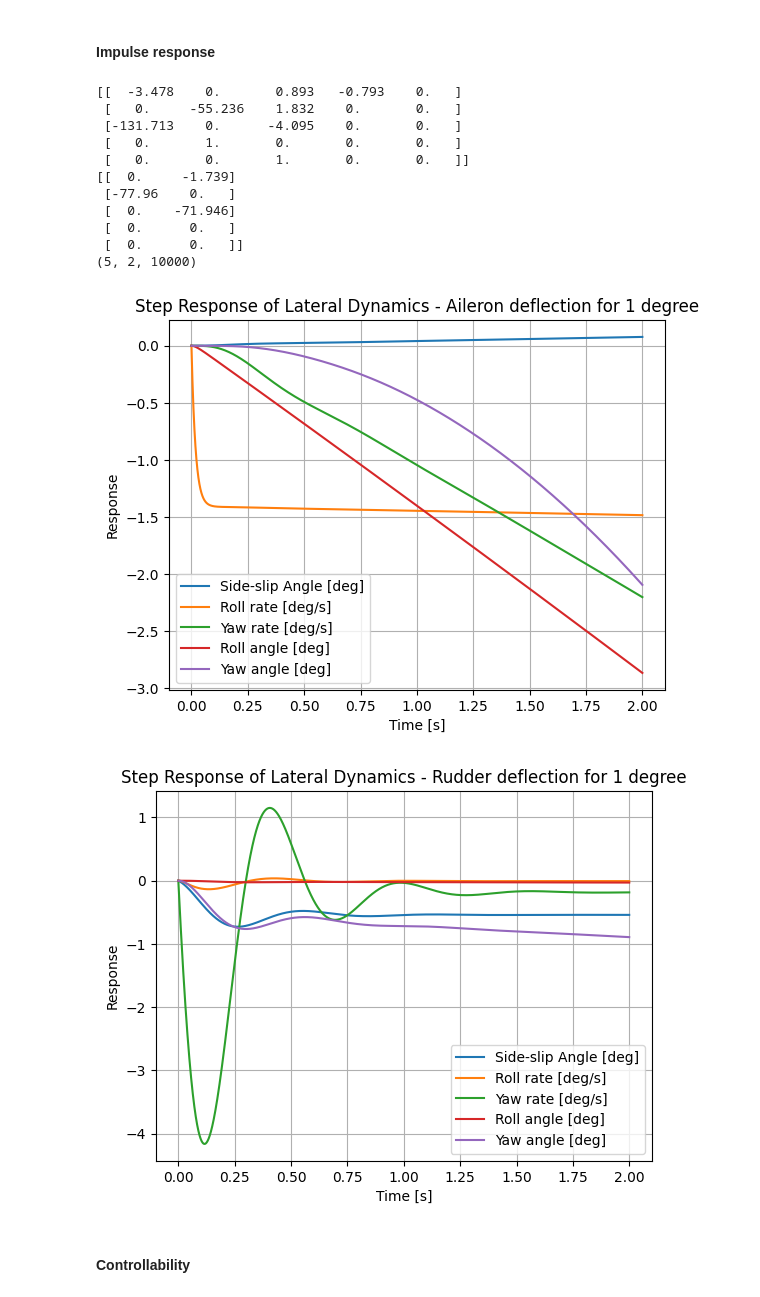
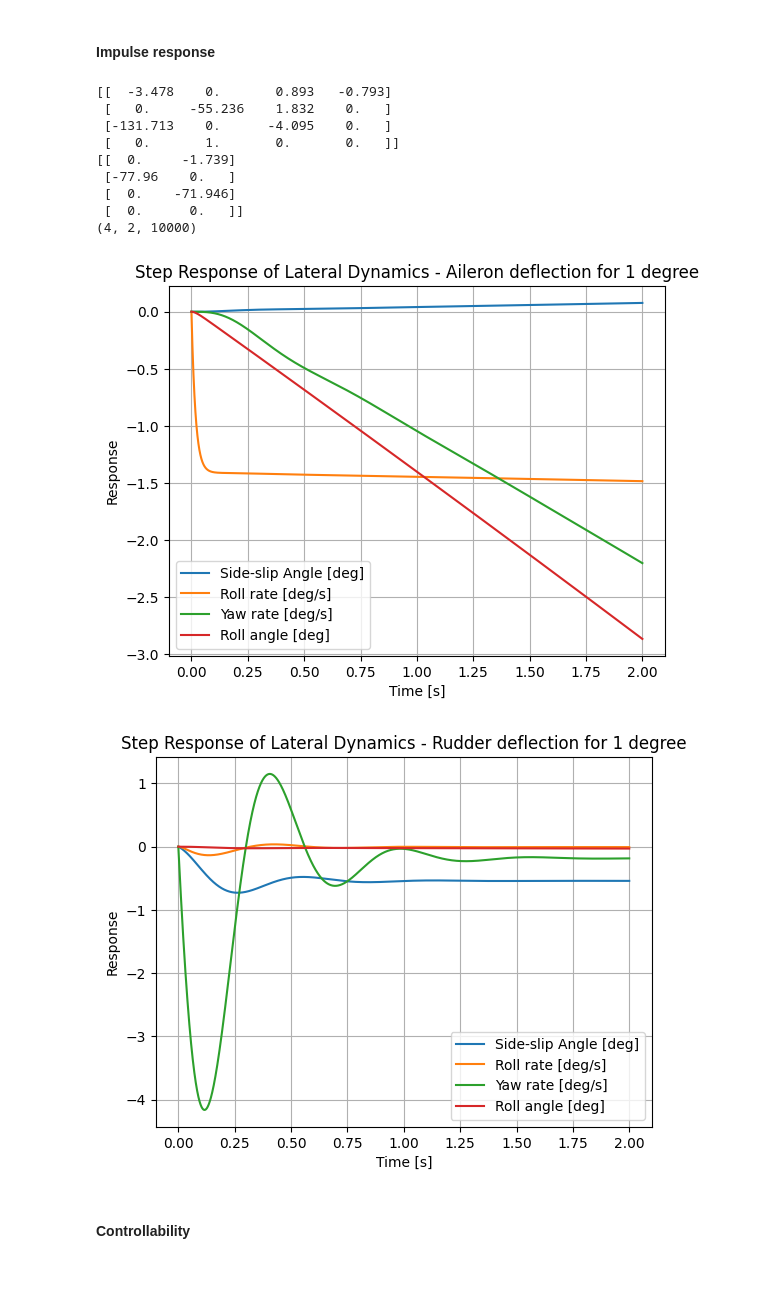
Before and after one commit to gregora/Wright, a Jupyter notebook: static_analysis.ipynb, the cells around one changed output. Drawn from its saved outputs; the diff is of its cells as text; code cells hidden in the pictures.

Commit message:
Update lateral model to make it more consistent with literature

```diff
--- a/static_analysis.ipynb
+++ b/static_analysis.ipynb
@@ -445,7 +445,7 @@ Rank: 4
 v = x0[0]
 
 def lateral(x):
-    beta, p, r, phi, psi, aileron, rudder = x
+    beta, p, r, phi, aileron, rudder = x
 
     surfaces_lateral = ["Left Wing", "Right Wing", "Vertical Stabilizer", "Left Aileron", "Right Aileron", "Rudder"]
 
@@ -519,9 +519,8 @@ def lateral(x):
     dp = Mx / airframe.I[0, 0]
     dr = Mz / airframe.I[2, 2]
     dphi = p
-    dpsi = r
 
-    return np.array([dbeta, dp, dr, dphi, dpsi])
+    return np.array([dbeta, dp, dr, dphi])
 # %% [markdown]
 ### Equilibrium point
 # %%
@@ -529,25 +528,24 @@ def lateral(x):
 from scipy.optimize import fsolve
 
 def error(x):
-    return lateral([x[0], 0, 0, x[1], x[2], x[3], x[4]])
+    return lateral([x[0], 0, 0, x[1], x[2], x[3]])
 
-res = fsolve(error, [0, 0, 0, 0, 0])
+res = fsolve(error, [0, 0, 0, 0])
 
 print("Equilibrium point:")
 print(f"Beta: {res[0]*180/np.pi:.2f} deg")
-print(f"Psi: {res[1]*180/np.pi:.2f} deg")
-print(f"Phi: {res[2]*180/np.pi:.2f} deg")
-print(f"Aileron: {res[3]*180/np.pi:.2f} deg")
-print(f"Rudder: {res[4]*180/np.pi:.2f} deg")
+print(f"Phi: {res[1]*180/np.pi:.2f} deg")
+print(f"Aileron: {res[2]*180/np.pi:.2f} deg")
+print(f"Rudder: {res[3]*180/np.pi:.2f} deg")
 
-x0 = np.array([res[0], 0, 0, res[1], res[2], res[3], res[4]])
+x0 = np.array([res[0], 0, 0, res[1], res[2], res[3]])
 
 x = x0.copy()
 dt = 0.01
 N = 2000
 
 for i in range(N):
-    x[0:5] += lateral(x) * dt
+    x[0:4] += lateral(x) * dt
 
 print("After 20 seconds:")
 print(x)
@@ -563,7 +560,7 @@ After 20 seconds:
 # %% [markdown]
 ### Lateral Jacobian
 # %%
-J = nd.Jacobian(lateral, step = [3 * np.pi/180, 3 * np.pi/180, 3 * np.pi/180, 3 * np.pi/180, 3 * np.pi/180, 3 * np.pi/180, 3 * np.pi/180])(x0)
+J = nd.Jacobian(lateral, step = [3 * np.pi/180, 3 * np.pi/180, 3 * np.pi/180, 3 * np.pi/180, 3 * np.pi/180, 3 * np.pi/180])(x0)
 
 print(J[:, :])
 # %% [output]
@@ -633,16 +624,15 @@ Damping ratio: 0.33
 # %% [markdown]
 #### Impulse response
 # %%
-A = J[:, :5]
-B = J[:, 5:]
+A = J[:, :4]
+B = J[:, 4:]
 print(A)
 print(B)
-C = np.zeros((4, 5))
+C = np.zeros((3, 4))
 C[0,1] = 1
 C[1,2] = 1
 C[2,3] = 1
-C[3,4] = 1
-D = np.zeros((4,2))
+D = np.zeros((3,2))
 
 
 
@@ -658,44 +648,40 @@ plt.plot(t, x[0, 0, :].T, label="Side-slip Angle [deg]")
 plt.plot(t, x[1, 0, :].T, label="Roll rate [deg/s]")
 plt.plot(t, x[2, 0, :].T, label="Yaw rate [deg/s]")
 plt.plot(t, x[3, 0, :].T, label="Roll angle [deg]")
-plt.plot(t, x[4, 0, :].T, label="Yaw angle [deg]")
 plt.title("Step Response of Lateral Dynamics - Aileron deflection for 1 degree")
 plt.xlabel("Time [s]")
 plt.ylabel("Response")
 plt.legend()
 plt.grid()
 plt.show()
 
 
 t, y, x = ct.step_response(lateral_linear, T=np.linspace(0, 2, 10000), return_states = True)
 
 # plot angular velocity and alpha response
 plt.figure()
 plt.title("Step Response of Lateral Dynamics - Rudder deflection for 1 degree")
 plt.plot(t, x[0, 1, :].T, label="Side-slip Angle [deg]")
 plt.plot(t, x[1, 1, :].T, label="Roll rate [deg/s]")
 plt.plot(t, x[2, 1, :].T, label="Yaw rate [deg/s]")
 plt.plot(t, x[3, 1, :].T, label="Roll angle [deg]")
-plt.plot(t, x[4, 1, :].T, label="Yaw angle [deg]")
 plt.xlabel("Time [s]")
 plt.ylabel("Response")
 plt.legend()
 plt.grid()
 plt.show()
 # %% [output]
-[[  -3.478    0.       0.893   -0.793    0.   ]
- [   0.     -55.236    1.832    0.       0.   ]
- [-131.713    0.      -4.095    0.       0.   ]
- [   0.       1.       0.       0.       0.   ]
- [   0.       0.       1.       0.       0.   ]]
+[[  -3.478    0.       0.893   -0.793]
+ [   0.     -55.236    1.832    0.   ]
+ [-131.713    0.      -4.095    0.   ]
+ [   0.       1.       0.       0.   ]]
 [[  0.     -1.739]
  [-77.96    0.   ]
  [  0.    -71.946]
- [  0.      0.   ]
  [  0.      0.   ]]
-(5, 2, 10000)
+(4, 2, 10000)
-[figure, old version]
+[figure, new version]
-[figure, old version]
+[figure, new version]
 # %% [markdown]
 #### Controllability
 # %%
```
Also changed, not shown: parts of 7 cells of this notebook.
